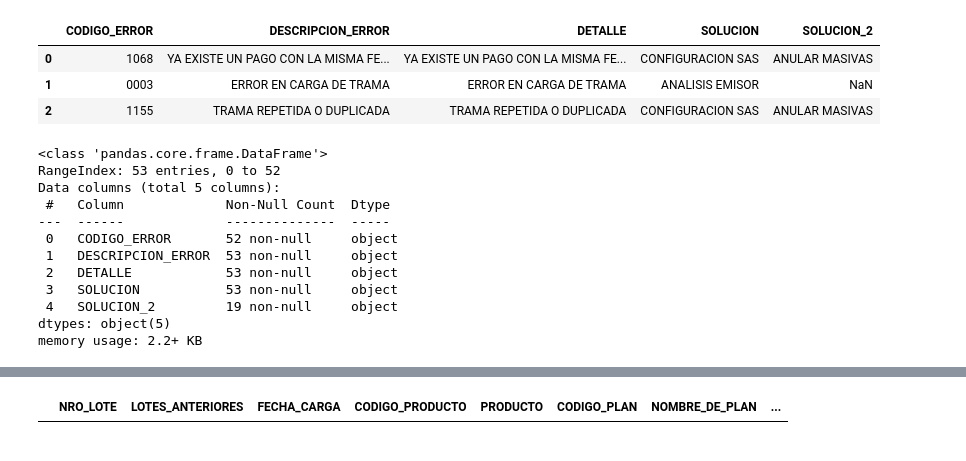
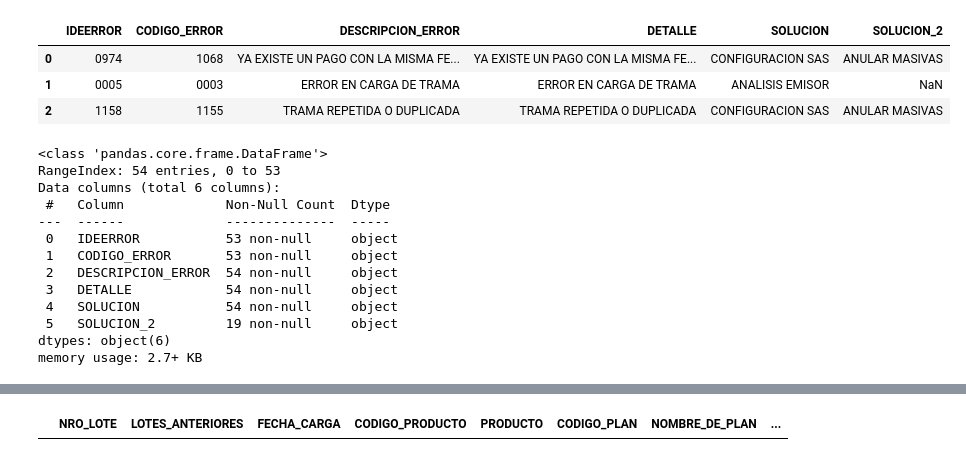
Before and after one commit to nelvinvelazco/PROYECTO-RIMAC, a Jupyter notebook: ETL_desgravamen_prestamos.ipynb, the cells around one changed output, grey strips where cells are left out. Drawn from its saved outputs; the diff is of its cells as text; code cells hidden in the pictures.

```diff
--- a/ETL_desgravamen_prestamos.ipynb
+++ b/ETL_desgravamen_prestamos.ipynb
@@ -7,25 +7,26 @@ import os
 import numpy as np
 pd.set_option('display.max_columns', None)
 # %%
-df_errores= pd.read_excel('c:/data/tabla_errores.xlsx', sheet_name='Sheet1', dtype={'CODIGO_ERROR': str})
+df_errores= pd.read_excel('c:/data/tabla_errores2.xlsx', sheet_name='Sheet1', dtype={'CODIGO_ERROR': str, 'IDEERROR': str})
 df_errores.head(3)
 # %% [output]
-|  | CODIGO_ERROR | DESCRIPCION_ERROR | DETALLE | SOLUCION | SOLUCION_2 |
-| 0 | 1068 | YA EXISTE UN PAGO CON LA MISMA FE... | YA EXISTE UN PAGO CON LA MISMA FE... | CONFIGURACION SAS | ANULAR MASIVAS |
-| 1 | 0003 | ERROR EN CARGA DE TRAMA | ERROR EN CARGA DE TRAMA | ANALISIS EMISOR | NaN |
-| 2 | 1155 | TRAMA REPETIDA O DUPLICADA | TRAMA REPETIDA O DUPLICADA | CONFIGURACION SAS | ANULAR MASIVAS |
+|  | IDEERROR | CODIGO_ERROR | DESCRIPCION_ERROR | DETALLE | SOLUCION | SOLUCION_2 |
+| 0 | 0974 | 1068 | YA EXISTE UN PAGO CON LA MISMA FE... | YA EXISTE UN PAGO CON LA MISMA FE... | CONFIGURACION SAS | ANULAR MASIVAS |
+| 1 | 0005 | 0003 | ERROR EN CARGA DE TRAMA | ERROR EN CARGA DE TRAMA | ANALISIS EMISOR | NaN |
+| 2 | 1158 | 1155 | TRAMA REPETIDA O DUPLICADA | TRAMA REPETIDA O DUPLICADA | CONFIGURACION SAS | ANULAR MASIVAS |
 # %%
 df_errores.info()
 # %% [output]
 <class 'pandas.core.frame.DataFrame'>
-RangeIndex: 53 entries, 0 to 52
-Data columns (total 5 columns):
+RangeIndex: 54 entries, 0 to 53
+Data columns (total 6 columns):
  #   Column             Non-Null Count  Dtype
 ---  ------             --------------  -----
- 0   CODIGO_ERROR       52 non-null     object
- 1   DESCRIPCION_ERROR  53 non-null     object
- 2   DETALLE            53 non-null     object
- 3   SOLUCION           53 non-null     object
- 4   SOLUCION_2         19 non-null     object
-dtypes: object(5)
-memory usage: 2.2+ KB
+ 0   IDEERROR           53 non-null     object
+ 1   CODIGO_ERROR       53 non-null     object
+ 2   DESCRIPCION_ERROR  54 non-null     object
+ 3   DETALLE            54 non-null     object
+ 4   SOLUCION           54 non-null     object
+ 5   SOLUCION_2         19 non-null     object
+dtypes: object(6)
+memory usage: 2.7+ KB
```
Also changed, not shown: parts of 26 cells of this notebook, 2 other files.
